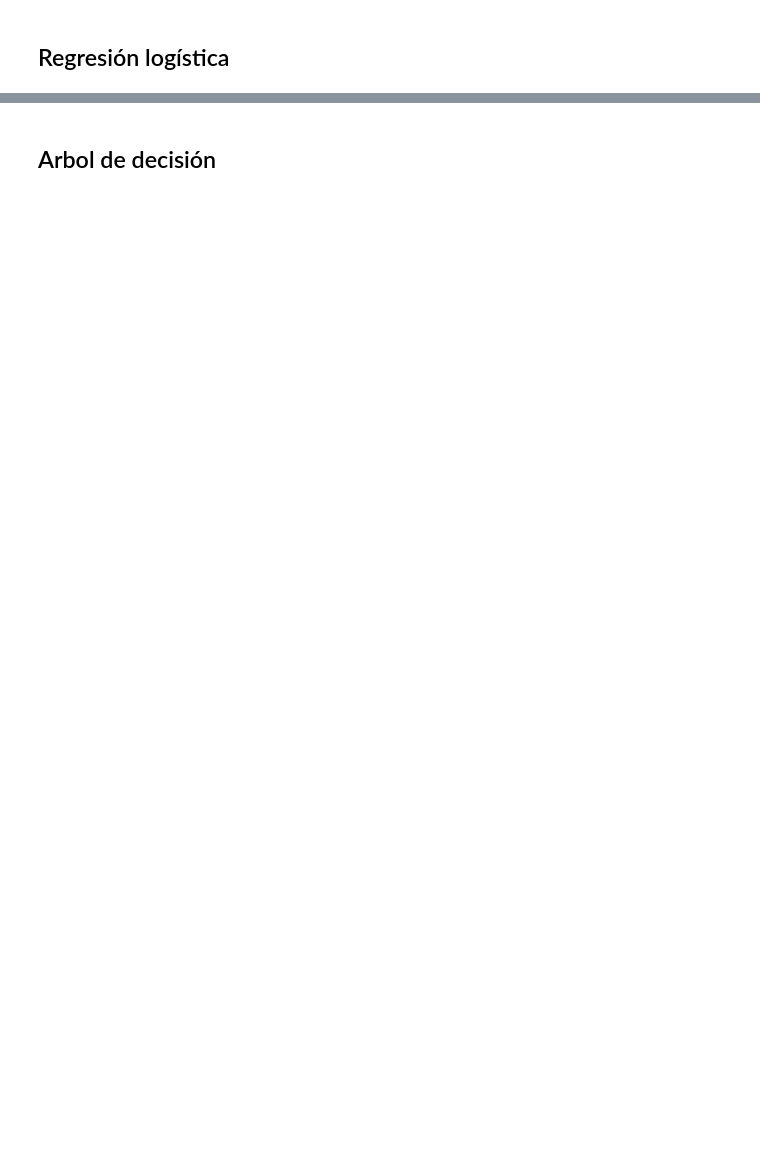
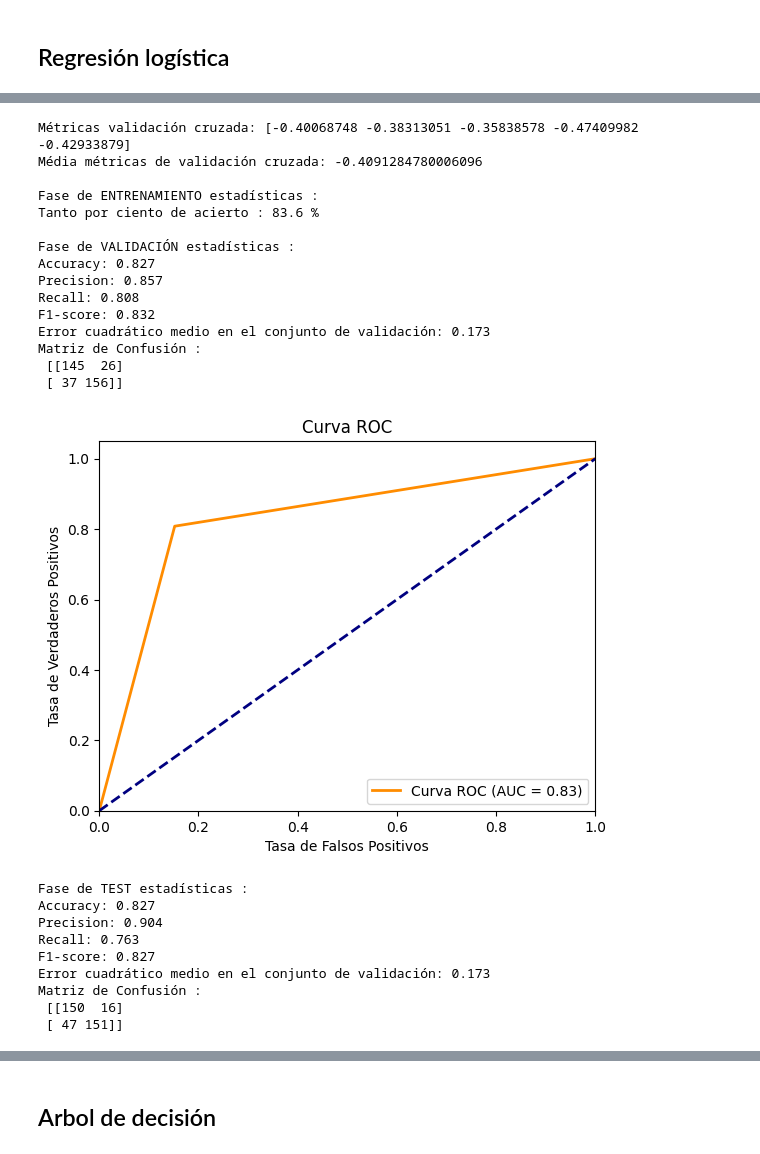
Before and after one commit to Lusku/kschool_master, a Jupyter notebook: TFM_Simple.ipynb, the cells around one changed output, grey strips where cells are left out. Cells and saved outputs as stored; diff of their text form; code cells hidden in the pictures; blank space fills up the shorter version.

```diff
--- a/TFM_Simple.ipynb
+++ b/TFM_Simple.ipynb
@@ -254,0 +419,61 @@ X_train, X_val, X_test, y_train, y_val, y_test = split_data(X, y, train_size=0.6
+# %%
+from sklearn.linear_model import LogisticRegression
+
+# Crear una instancia del modelo de regresión logística
+model_LogR = LogisticRegression()
+
+# Cross validation
+cv_scores = cross_val_score(
+                estimator = model_LogR,
+                X         = X_train_prep,
+                y         = y_train,
+                scoring   = 'neg_root_mean_squared_error',
+                cv        = 5
+            )
+
+print(f"Métricas validación cruzada: {cv_scores}")
+print(f"Média métricas de validación cruzada: {cv_scores.mean()}")
+print("")
+
+# Entrenar el modelo usando los datos de entrenamiento preprocesados
+model_LogR.fit(X_train_prep, y_train)
+print("Fase de ENTRENAMIENTO estadísticas :")
+mostrar_score(X_train_prep, y_train, model_LogR)
+
+# Predecir con el conjunto de validación
+y_pred = model_LogR.predict(X_val_prep)
+print("Fase de VALIDACIÓN estadísticas :")
+mostrar_estadisticas(y_val, y_pred)
+mostrar_curva_ROC(y_val, y_pred)
+
+# Predecir con el conjunto de test
+y_test_pred = model_LogR.predict(X_test_prep)
+print("Fase de TEST estadísticas :")
+mostrar_estadisticas(y_test, y_test_pred)
+mostrar_curva_ROC(y_test, y_test_pred)
+# %% [output]
+Métricas validación cruzada: [-0.40068748 -0.38313051 -0.35838578 -0.47409982 -0.42933879]
+Média métricas de validación cruzada: -0.4091284780006096
+
+Fase de ENTRENAMIENTO estadísticas :
+Tanto por ciento de acierto : 83.6 %
+
+Fase de VALIDACIÓN estadísticas :
+Accuracy: 0.827
+Precision: 0.857
+Recall: 0.808
+F1-score: 0.832
+Error cuadrático medio en el conjunto de validación: 0.173
+Matriz de Confusión :
+ [[145  26]
+ [ 37 156]]
+[figure, added]
+Fase de TEST estadísticas :
+Accuracy: 0.827
+Precision: 0.904
+Recall: 0.763
+F1-score: 0.827
+Error cuadrático medio en el conjunto de validación: 0.173
+Matriz de Confusión :
+ [[150  16]
+ [ 47 151]]
```
Also changed, not shown: parts of 10 cells of this notebook.
